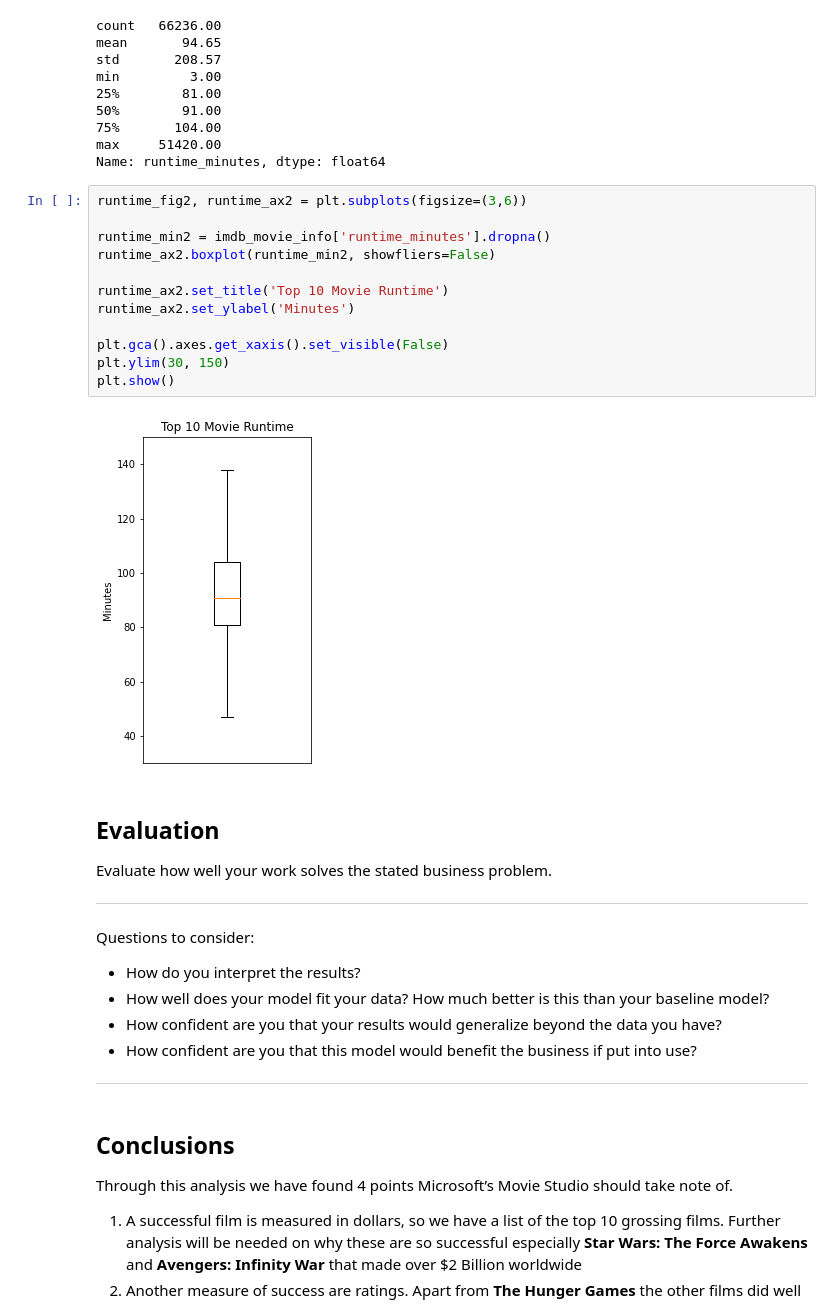
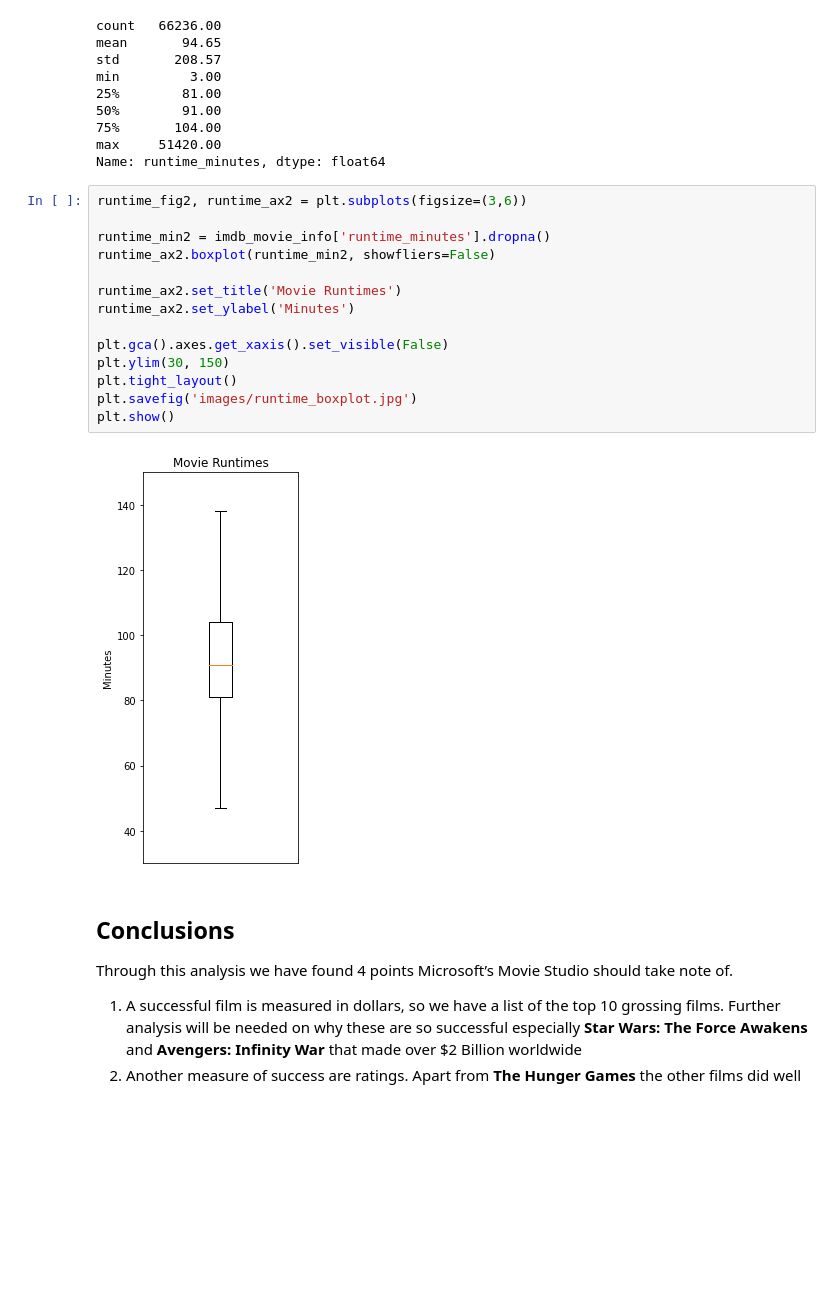
Before and after one commit to wong-ricky/Microsoft-Movie_Analysis, a Jupyter notebook: movie-analysis.ipynb, the cells around one changed output. Cells and saved outputs as stored; diff of their text form; blank space fills up the shorter version.

```diff
--- a/movie-analysis.ipynb
+++ b/movie-analysis.ipynb
@@ -516,28 +456,19 @@ Name: runtime_minutes, dtype: float64
 # %%
 runtime_fig2, runtime_ax2 = plt.subplots(figsize=(3,6))
 
 runtime_min2 = imdb_movie_info['runtime_minutes'].dropna()
 runtime_ax2.boxplot(runtime_min2, showfliers=False)
 
-runtime_ax2.set_title('Top 10 Movie Runtime')
+runtime_ax2.set_title('Movie Runtimes')
 runtime_ax2.set_ylabel('Minutes')
 
 plt.gca().axes.get_xaxis().set_visible(False)
 plt.ylim(30, 150)
+plt.tight_layout()
+plt.savefig('images/runtime_boxplot.jpg')
 plt.show()
 # %% [output]
-[figure, old version]
+[figure, new version]
-# %% [markdown]
-## Evaluation
-Evaluate how well your work solves the stated business problem.
-
-***
-Questions to consider:
-* How do you interpret the results?
-* How well does your model fit your data? How much better is this than your baseline model?
-* How confident are you that your results would generalize beyond the data you have?
-* How confident are you that this model would benefit the business if put into use?
-***
 # %% [markdown]
 ## Conclusions
 Through this analysis we have found 4 points Microsoft’s Movie Studio should take note of.
```
Also changed, not shown: parts of 23 cells of this notebook, 9 other files.
